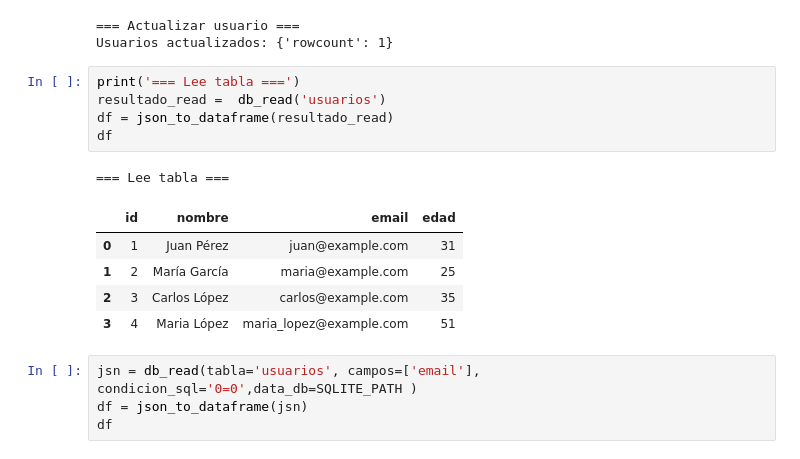
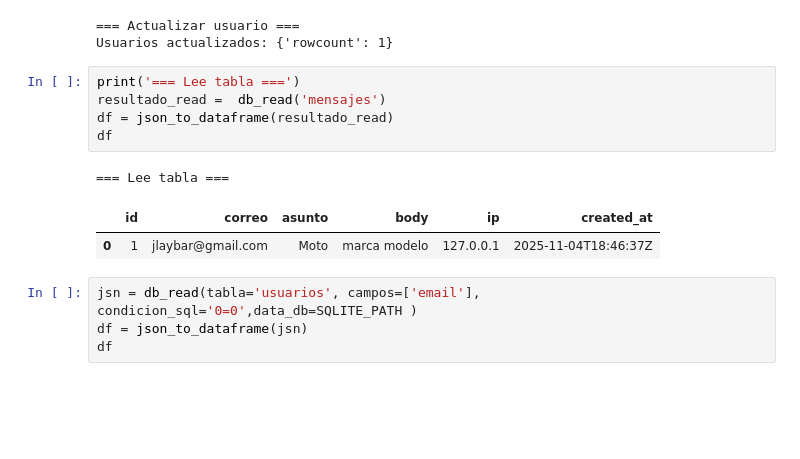
Before and after one commit to Jlaybar/moto, a Jupyter notebook: db_sqlite3_api.ipynb, the cells around one changed output. Drawn from its saved outputs; the diff is of its cells as text; blank space fills up the shorter version.

```diff
--- a/db_sqlite3_api.ipynb
+++ b/db_sqlite3_api.ipynb
@@ -372,16 +370,13 @@ print(f'Usuarios actualizados: {resultado_update}')
 Usuarios actualizados: {'rowcount': 1}
 # %%
 print('=== Lee tabla ===')
-resultado_read =  db_read('usuarios')
+resultado_read =  db_read('mensajes')
 df = json_to_dataframe(resultado_read)
 df
 # %% [output]
 === Lee tabla ===
-|  | id | nombre | email | edad |
-| 0 | 1 | Juan Pérez | juan@example.com | 31 |
-| 1 | 2 | María García | maria@example.com | 25 |
-| 2 | 3 | Carlos López | carlos@example.com | 35 |
-| 3 | 4 | Maria López | maria_lopez@example.com | 51 |
+|  | id | correo | asunto | body | ip | created_at |
+| 0 | 1 | jlaybar@gmail.com | Moto | marca modelo | 127.0.0.1 | 2025-11-04T18:46:37Z |
 # %%
 jsn = db_read(tabla='usuarios', campos=['email'], condicion_sql='0=0',data_db=SQLITE_PATH )
 df = json_to_dataframe(jsn)
```
Also changed, not shown: parts of 2 cells of this notebook, 9 other files.
